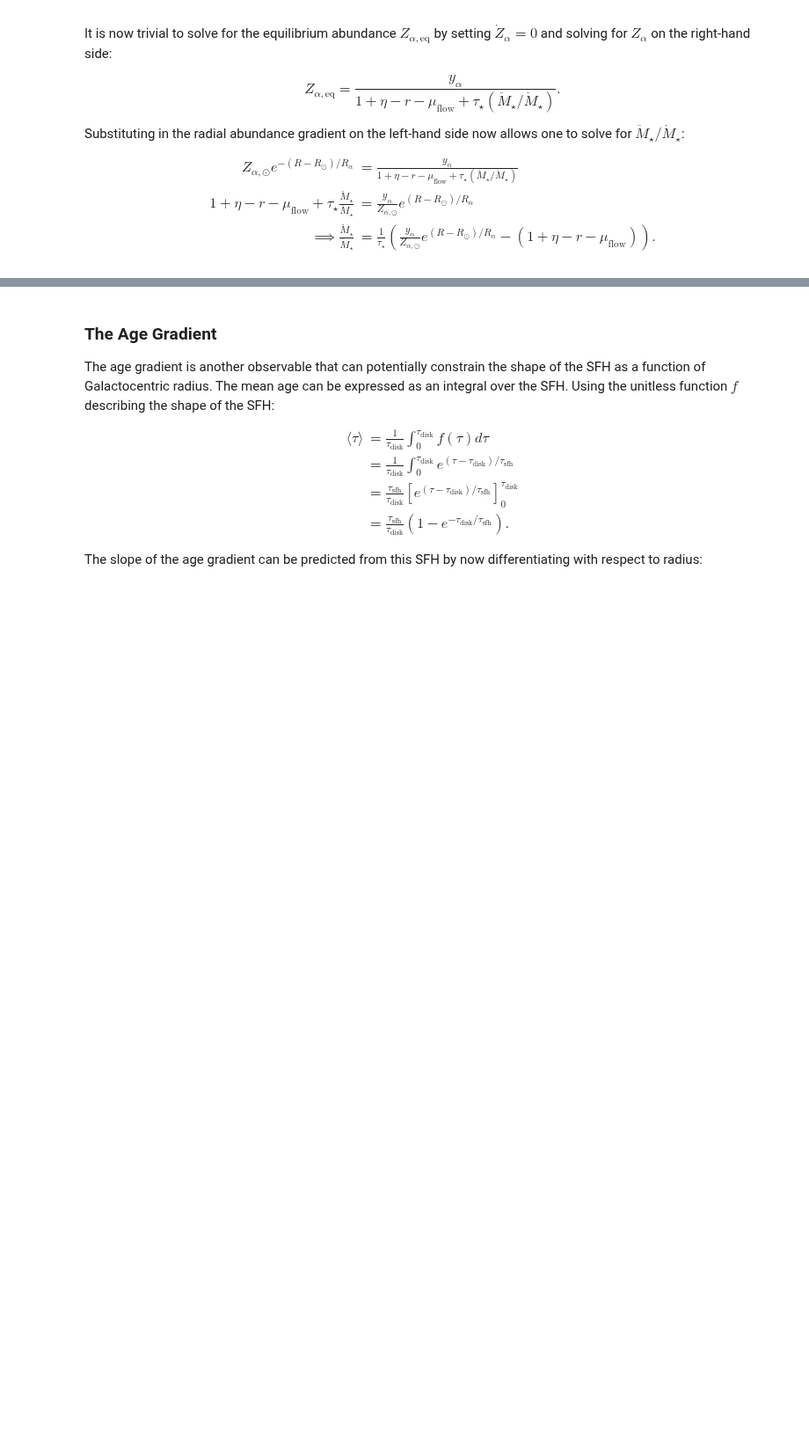
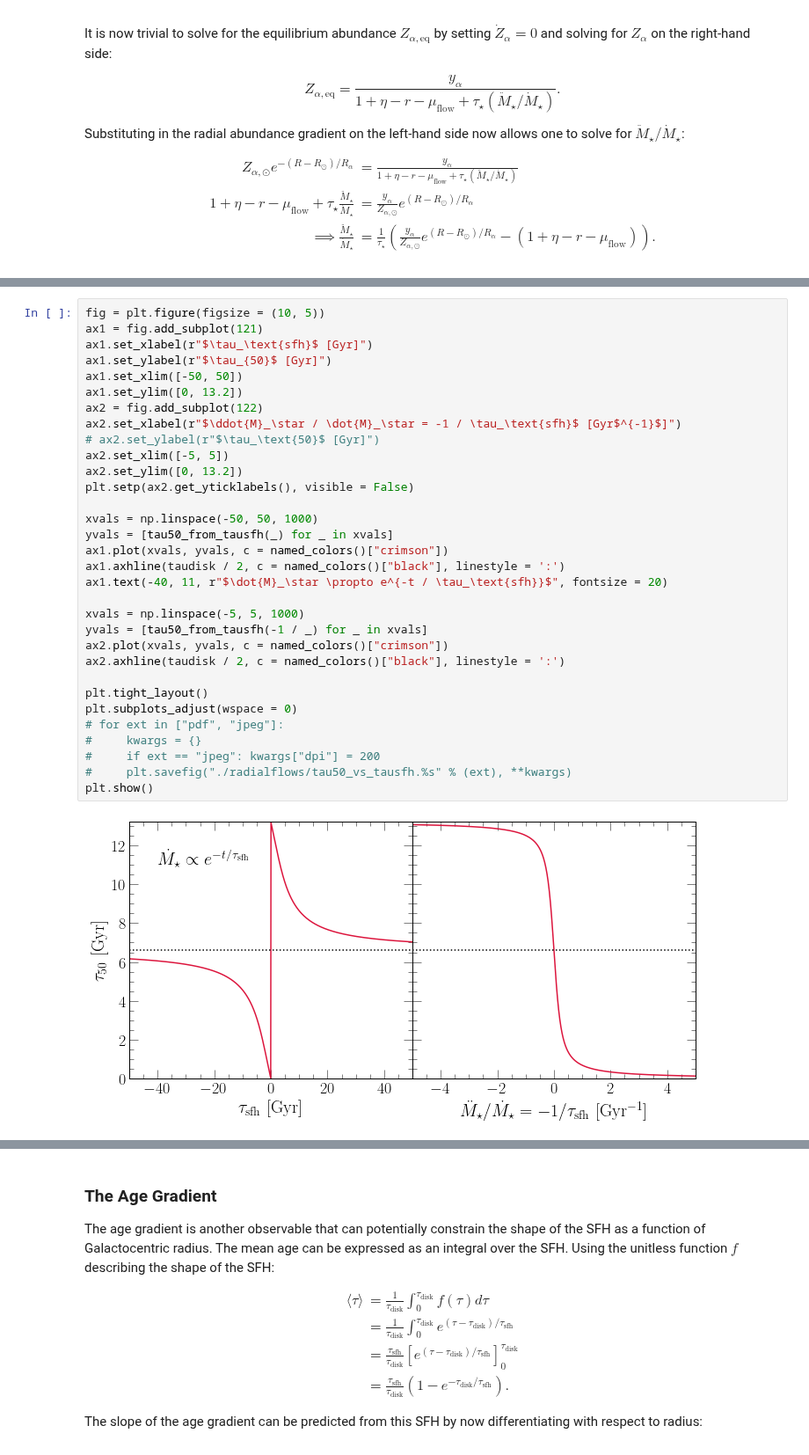
Before and after one commit to giganano/outflows, a Jupyter notebook: notebooks/radialflows.ipynb, the cells around one changed output, grey strips where cells are left out. Shown at 88% size. Saved outputs shown, nothing was run; the diff lists cells and outputs as text; blank space fills up the shorter version.

```diff
--- a/notebooks/radialflows.ipynb
+++ b/notebooks/radialflows.ipynb
@@ -1265,0 +1291,34 @@ def tausfh(r, taustar0 = 2, Rg = 2, eta = 0, yieldsolar = 2, A = -0.08, vr = 0,
+# %%
+fig = plt.figure(figsize = (10, 5))
+ax1 = fig.add_subplot(121)
+ax1.set_xlabel(r"$\tau_\text{sfh}$ [Gyr]")
+ax1.set_ylabel(r"$\tau_{50}$ [Gyr]")
+ax1.set_xlim([-50, 50])
+ax1.set_ylim([0, 13.2])
+ax2 = fig.add_subplot(122)
+ax2.set_xlabel(r"$\ddot{M}_\star / \dot{M}_\star = -1 / \tau_\text{sfh}$ [Gyr$^{-1}$]")
+# ax2.set_ylabel(r"$\tau_\text{50}$ [Gyr]")
+ax2.set_xlim([-5, 5])
+ax2.set_ylim([0, 13.2])
+plt.setp(ax2.get_yticklabels(), visible = False)
+
+xvals = np.linspace(-50, 50, 1000)
+yvals = [tau50_from_tausfh(_) for _ in xvals]
+ax1.plot(xvals, yvals, c = named_colors()["crimson"])
+ax1.axhline(taudisk / 2, c = named_colors()["black"], linestyle = ':')
+ax1.text(-40, 11, r"$\dot{M}_\star \propto e^{-t / \tau_\text{sfh}}$", fontsize = 20)
+
+xvals = np.linspace(-5, 5, 1000)
+yvals = [tau50_from_tausfh(-1 / _) for _ in xvals]
+ax2.plot(xvals, yvals, c = named_colors()["crimson"])
+ax2.axhline(taudisk / 2, c = named_colors()["black"], linestyle = ':')
+
+plt.tight_layout()
+plt.subplots_adjust(wspace = 0)
+# for ext in ["pdf", "jpeg"]:
+#     kwargs = {}
+#     if ext == "jpeg": kwargs["dpi"] = 200
+#     plt.savefig("./radialflows/tau50_vs_tausfh.%s" % (ext), **kwargs)
+plt.show()
+# %% [output]
+[figure, added]
```
Also changed, not shown: parts of 12 cells of this notebook, 5 other files.
